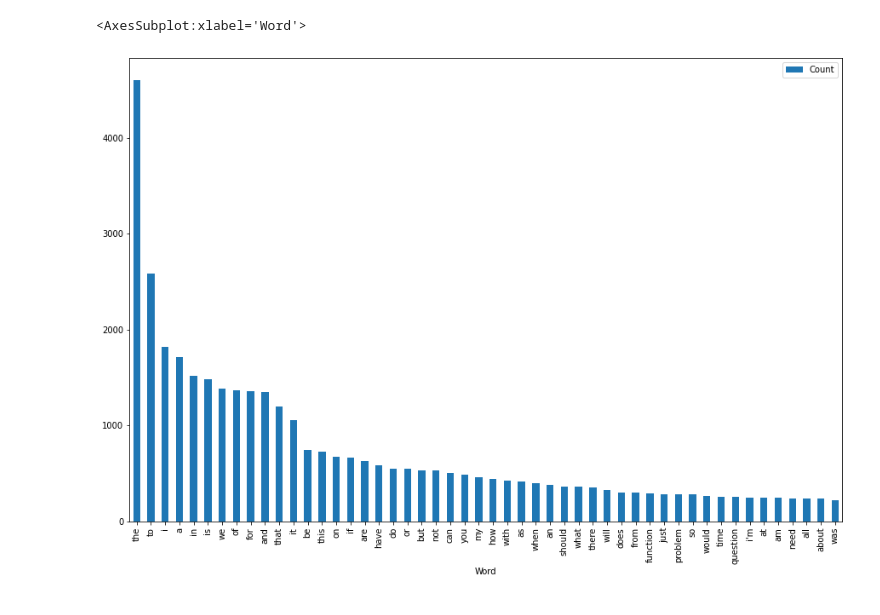
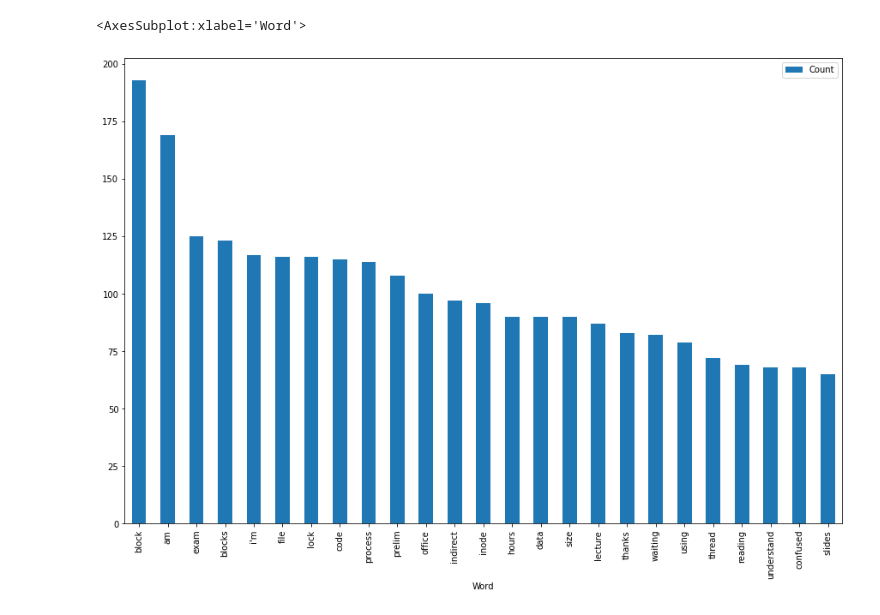
Before and after one commit to matthewbayer/CS4701-Project, a Jupyter notebook: dataset_histogram.ipynb, the cells around one changed output. Saved outputs shown, nothing was run; the diff lists cells and outputs as text; code cells hidden in the pictures.

```diff
--- a/dataset_histogram.ipynb
+++ b/dataset_histogram.ipynb
@@ -21,7 +21,7 @@ sample_text = "\n".join(cs4410.data) + \
 sample_text = sample_text.lower()
 
 # all char histogram
-# sample_text = [char for char in sample_text]
+sample_text = [char for char in sample_text]
 
 # char without spaces or newlines
 # sample_text = [char for char in sample_text if char not in [' ', '\n']]
@@ -36,7 +36,7 @@ sample_text = sample_text.lower()
 # sample_text = [char for char in sample_text if char in list("1234567890")]
 
 # word histogram
-sample_text = sample_text.split()
+# sample_text = sample_text.split()
 # %%
 # use this for character level
 # https://stackoverflow.com/questions/28418988/how-to-make-a-histogram-from-a-list-of-strings-in-python
@@ -72,29 +69,29 @@ plt.xticks(ticks, labels)
 # %%
 # use this for word level
 # https://towardsdatascience.com/very-simple-python-script-for-extracting-most-common-words-from-a-story-1e3570d0b9d0
 
 wordcount = {}
 for word in sample_text:
     word = word.replace(".","")
     word = word.replace(",","")
     word = word.replace(":","")
     word = word.replace("\"","")
     word = word.replace("!","")
     word = word.replace("â€œ","")
     word = word.replace("â€˜","")
     word = word.replace("?","")
     word = word.replace("\n","")
-#     if word not in common and word not in list("1234567890"):
+    if word not in common[:500] and word not in list("1234567890"):
         # remove if statement to include common words
-    if word not in wordcount:
-        wordcount[word] = 1
-    else:
-        wordcount[word] += 1
+        if word not in wordcount:
+            wordcount[word] = 1
+        else:
+            wordcount[word] += 1
 word_counter = collections.Counter(wordcount)
-n_count = 50 # change this to see more words, might need to change figsize
+n_count = 25 # change this to see more words, might need to change figsize
 lst = word_counter.most_common(n_count)
 df = pd.DataFrame(lst, columns = ['Word', 'Count'])
 df.plot.bar(x='Word',y='Count', figsize=(15,10))
 # %% [output]
 <AxesSubplot:xlabel='Word'>
-[figure, old version]
+[figure, new version]
```
Also changed, not shown: parts of 1 cell of this notebook, 3 other files.
